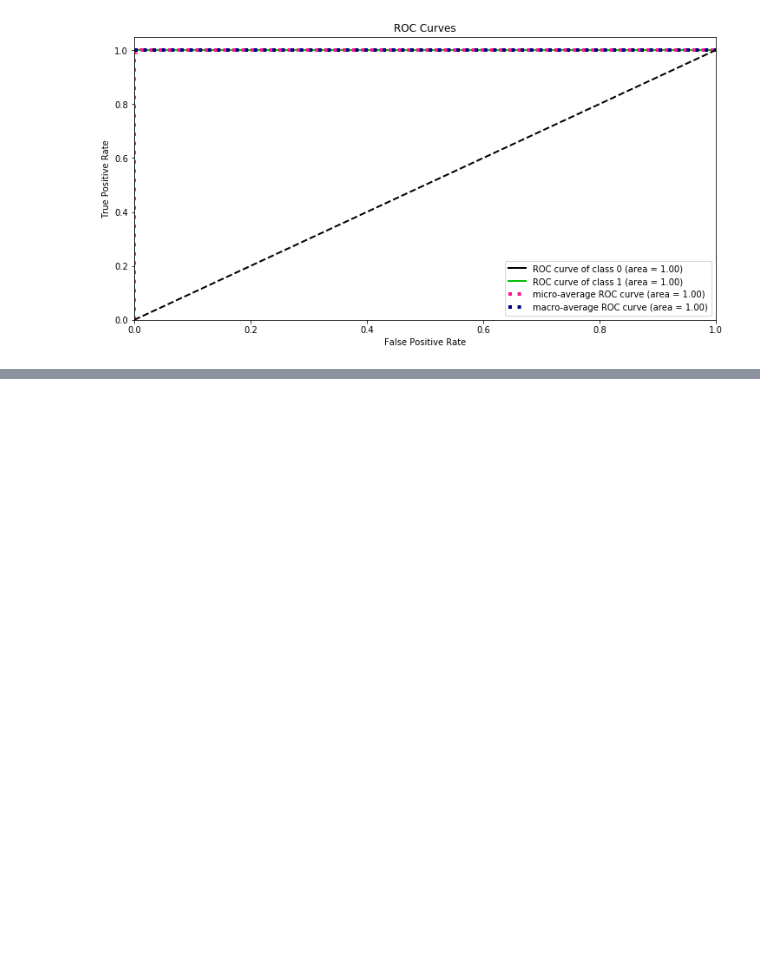
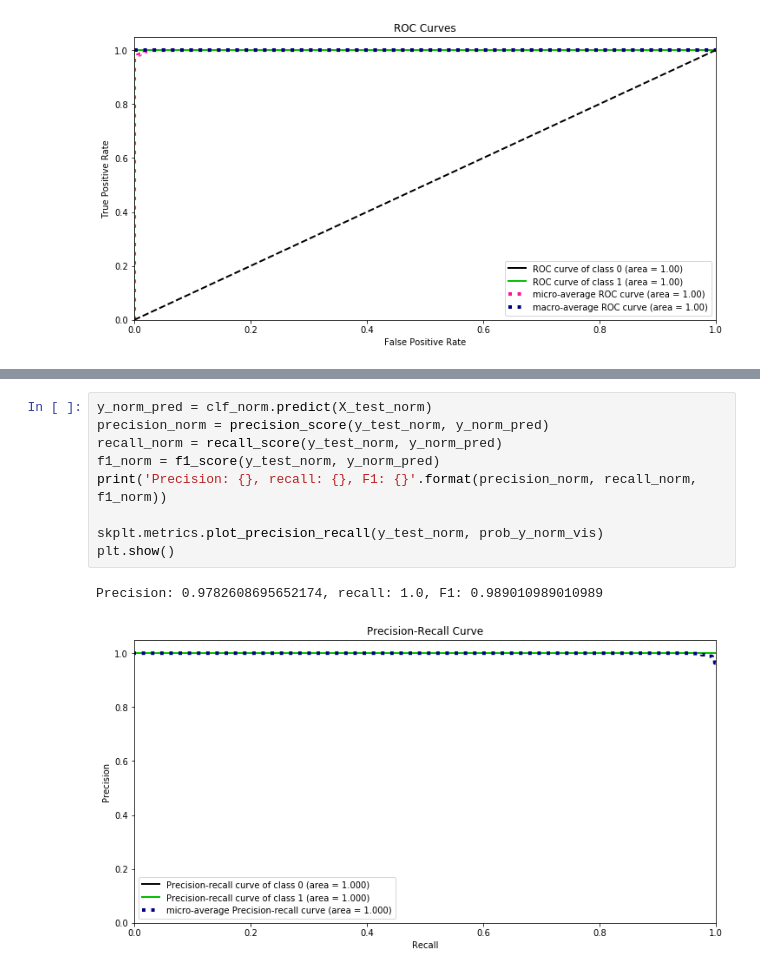
Before and after one commit to fivtyen/dmc_2019, a Jupyter notebook: analysis/upsampling_downsampling.ipynb, the cells around one changed output, grey strips where cells are left out. Saved outputs shown, nothing was run; the diff lists cells and outputs as text; blank space fills up the shorter version.

```diff
--- a/analysis/upsampling_downsampling.ipynb
+++ b/analysis/upsampling_downsampling.ipynb
@@ -164,0 +192,12 @@ Precision: 0.9891304347826086, recall: 1.0, F1: 0.994535519125683
+# %%
+y_norm_pred = clf_norm.predict(X_test_norm)
+precision_norm = precision_score(y_test_norm, y_norm_pred)
+recall_norm = recall_score(y_test_norm, y_norm_pred)
+f1_norm = f1_score(y_test_norm, y_norm_pred)
+print('Precision: {}, recall: {}, F1: {}'.format(precision_norm, recall_norm, f1_norm))
+
+skplt.metrics.plot_precision_recall(y_test_norm, prob_y_norm_vis)
+plt.show()
+# %% [output]
+Precision: 0.9782608695652174, recall: 1.0, F1: 0.989010989010989
+[figure, added]
```
Also changed, not shown: parts of 17 cells of this notebook.
